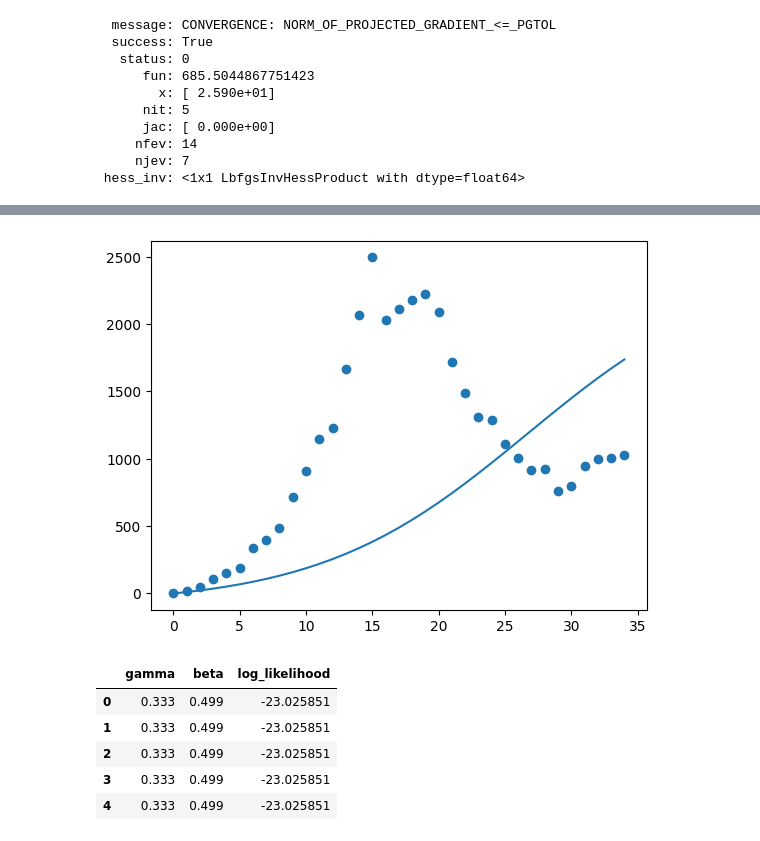
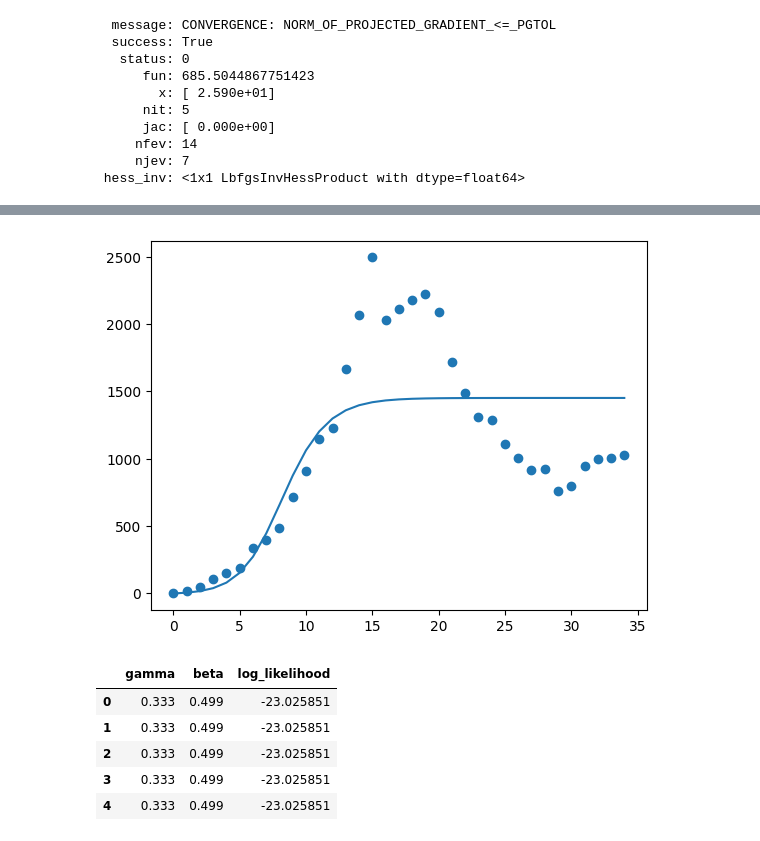
Before and after one commit to HilbertN/Analisis_de_datos_Tareas, a Jupyter notebook: Tarea3_Ajuste_de_parametros.ipynb, the cells around one changed output, grey strips where cells are left out. Drawn from its saved outputs; the diff is of its cells as text; code cells hidden in the pictures.

```diff
--- a/Tarea3_Ajuste_de_parametros.ipynb
+++ b/Tarea3_Ajuste_de_parametros.ipynb
@@ -159,7 +123,7 @@ def Acum(gamma,beta):
   def model(y,t):
     return SIC(y,t,gamma,beta)
   t=np.arange(0,35)
-  N0=100000.0
+  N0=5000.0
   y0=np.array([N0-1.,1.,0.])
   sol=odeint(model,y0,t)
   return sol[:,2]
@@ -211,18 +155,18 @@ Name: positivo, dtype: int64
 #No funcionó
 # %%
 t=np.arange(0,35)
-N0=100000.0
+N0=5000.0
 y0=np.array([N0-1.,1.,0.])
 
 def model(y,t):
 	return SIC(y,t,res.x[0],res.x[1])
 model_prediction = odeint(model, y0, t)
 
 plt.plot(t,model_prediction[:,2])
 plt.scatter(t,ola1['positivo'])
 plt.show()
 # %% [output]
-[figure, old version]
+[figure, new version]
 # %%
 #Ejercicio 3:Ajustar la segunda ola con una cadena de Monte Carlo y dar intervalosde confianza para los parámetros
 def PoissonLikelihood(dat, model_prediction):
```
Also changed, not shown: parts of 6 cells of this notebook.
